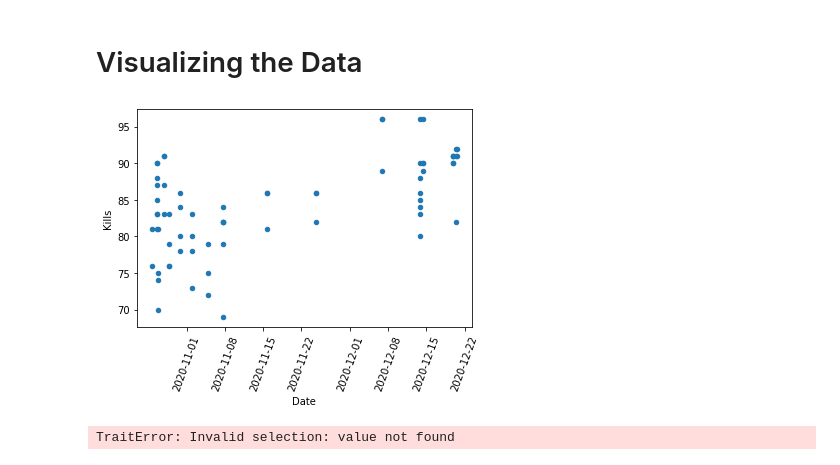
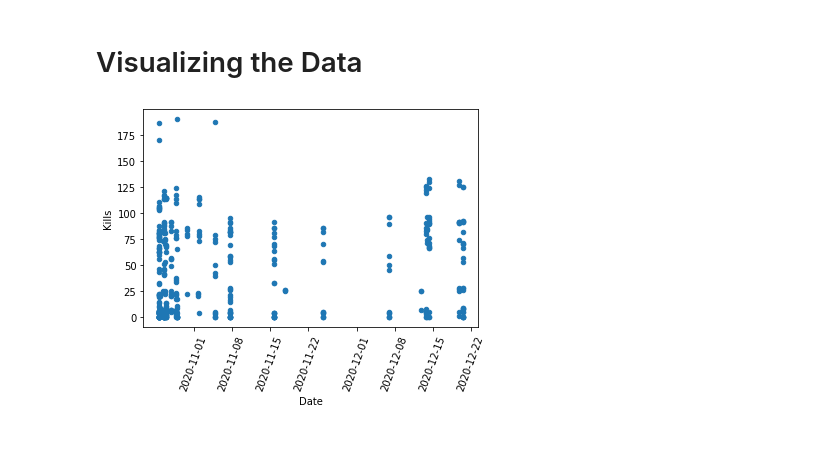
Before and after one commit to JPrier/josh-blog, a Jupyter notebook: _notebooks/KovaaksData.ipynb, the cells around one changed output. Cells and saved outputs as stored; diff of their text form; code cells hidden in the pictures.

```diff
--- a/_notebooks/KovaaksData.ipynb
+++ b/_notebooks/KovaaksData.ipynb
@@ -188,20 +188,19 @@ HTTP Error 404: Not Found
 # %% [markdown]
 # Visualizing the Data
 # %%
-df_info.loc[df_info['Scenario'] == 'Tile Frenzy'].plot(x="Date", y="Kills", kind='scatter')
+# df_info.loc[df_info['Scenario'] == 'Tile Frenzy'].plot(x="Date", y="Kills", kind='scatter')
+df_info.plot(x="Date", y="Kills", kind='scatter', by='Scenario')
 plt.xticks(rotation=70)
 plt.show()
 # %% [output]
-[figure, old version]
+[figure, new version]
 # %%
-scenarios = df_info['Scenario'].unique().tolist()
-widgets.Dropdown(
-    options=scenarios,
-    value='2',
-    description='Scenario:',
-    disabled=False,
-)
+# scenarios = df_info['Scenario'].unique().tolist()
+# widgets.Dropdown(
+#     options=scenarios,
+#     value='2',
+#     description='Scenario:',
+#     disabled=False,
+# )
-# %% [output]
-TraitError: Invalid selection: value not found
 # %%
 
```
Also changed, not shown: parts of 1 cell of this notebook.
